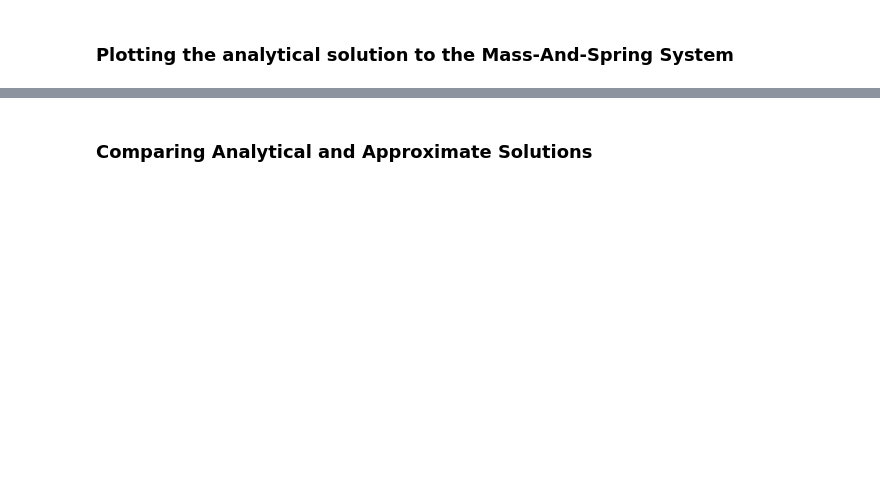
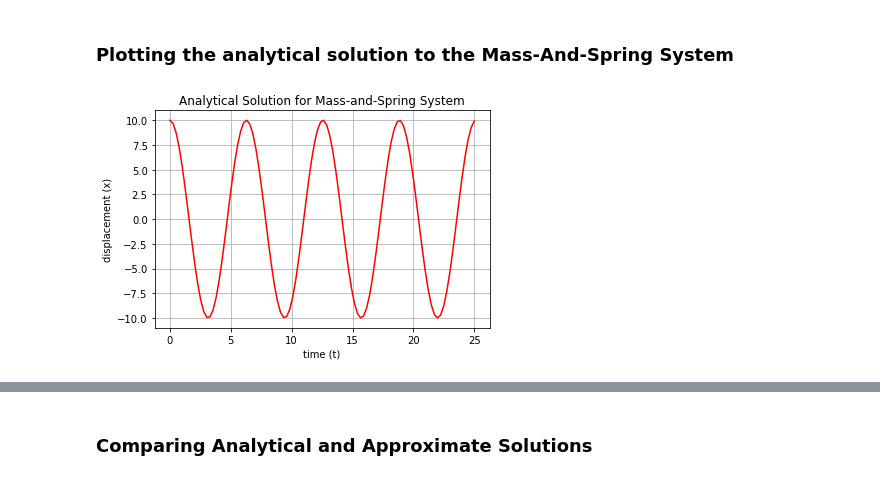
Before and after one commit to skugele/dynamical-systems, a Jupyter notebook: notebooks/ode_runge_kutta.ipynb, the cells around one changed output, grey strips where cells are left out. Cells and saved outputs as stored; diff of their text form; code cells hidden in the pictures; blank space fills up the shorter version.

```diff
--- a/notebooks/ode_runge_kutta.ipynb
+++ b/notebooks/ode_runge_kutta.ipynb
@@ -43,14 +69,13 @@ def x_actual(t, x0, xdot0):
 ts = np.linspace(0, 25, num=100)
 
 # analytical solution x(t) values over range (for initial conditions x0=10; xdot0=0)
-x_actuals = [x_actual(t, x0=10, xdot0=0) for t in ts]
+x_actuals = [x_actual(t, x0=10.0, xdot0=0.0) for t in ts]
 # %%
 fig, ax = plt.subplots()
 ax.plot(ts, x_actuals, color='red', label='actual')
-
-ax.set(xlabel='t', ylabel='x',
+ax.set(xlabel='time (t)', ylabel='displacement (x)',
        title='Analytical Solution for Mass-and-Spring System')
 ax.grid()
-
-_ = fig.legend(bbox_to_anchor=(0.8, 0.5), loc='upper left', borderaxespad=0.)
+# %% [output]
+[figure, added]
 # %% [markdown]
```
Also changed, not shown: parts of 15 cells of this notebook.
